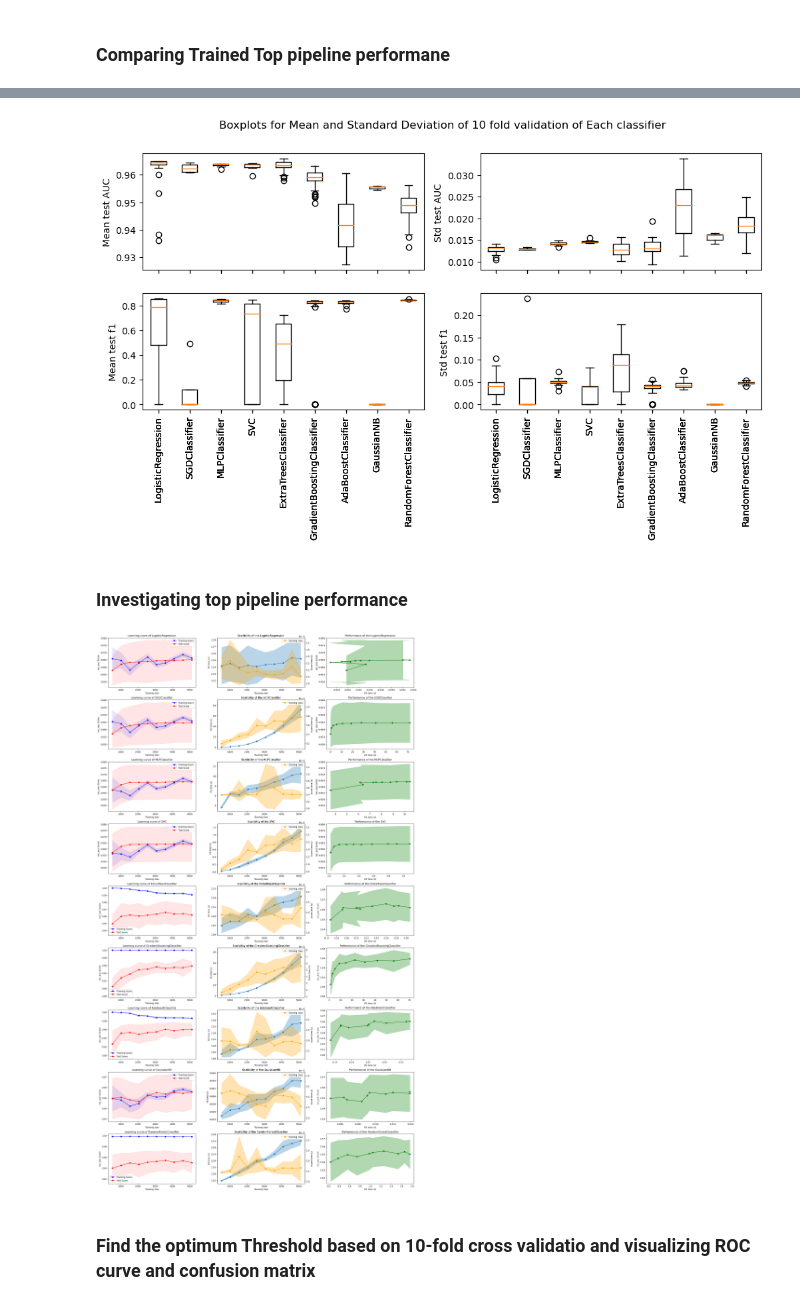
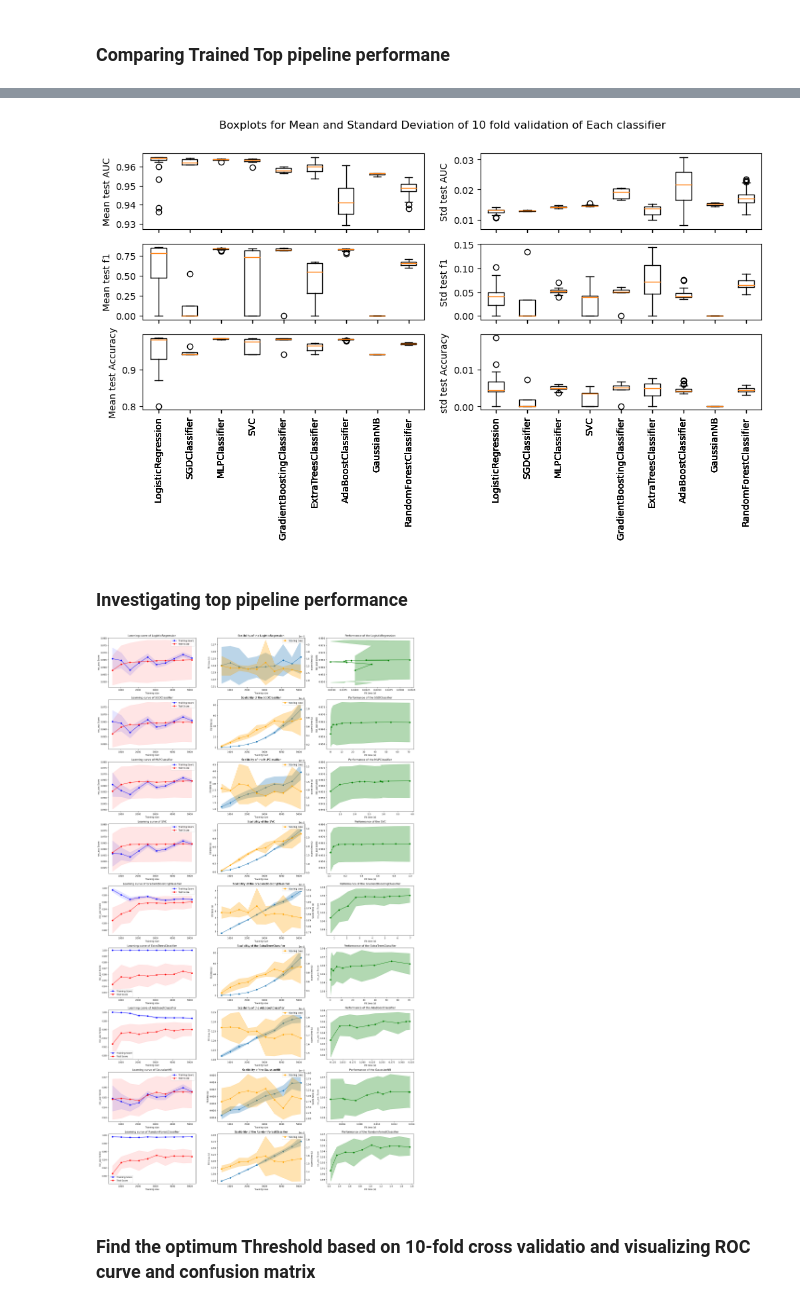
Before and after one commit to hamedtea/thesis, a Jupyter notebook: Feature_based_ML_model.ipynb, the cells around one changed output, grey strips where cells are left out. Drawn from its saved outputs; the diff is of its cells as text; code cells hidden in the pictures.

```diff
--- a/Feature_based_ML_model.ipynb
+++ b/Feature_based_ML_model.ipynb
@@ -309,13 +312,13 @@ estimator_params = {
     'ExtraTreesClassifier': {
         'estimator__min_samples_split': [2, 5, 10],  # Minimum number of samples required to split an internal node
         'estimator__max_depth': [None, 10, 20, 30],          # Maximum depth of the tree
-        'estimator__min_samples_leaf': [1, 2, 4],
+        #'estimator__min_samples_leaf': [1, 2, 4],
         #'max_features': ['auto', 'sqrt', 'log2'], # Number of features to consider for the best split # Minimum number of samples required to be at a leaf node
         },
     'GradientBoostingClassifier': {
         'estimator__n_estimators': [50, 100, 150],
-        'estimator__learning_rate': [0.01, 0.1, 0.2],
-        'estimator__max_depth': [3, 4 ,5],
+        'estimator__learning_rate': [0.01, 0.1],
+        #'estimator__max_depth': [3, 4 ,5],
         #'estimator__min_samples_split': [2, 5, 10],  # Minimum number of samples required to split an internal node
         #'estimator__min_samples_leaf': [2, 4, 6],  # Minimum number of samples required to be at a leaf node
         },
@@ -346,13 +349,14 @@ est_times = []
 est_names = []
 est_f1 = []
 est_AUC = []
+est_accuracy = []
 results = {}
 for pipeline in top_pipelines:
     est_name = pipeline.named_steps['estimator'].__class__.__name__
     start_time = time.time()
     gs = GridSearchCV(estimator=pipeline,
                   param_grid = estimator_params[est_name],
-                  scoring = scoring,
+                  scoring = {'Accuracy': 'accuracy', "AUC": "roc_auc", 'f1': 'f1'},
                   refit= 'AUC',
                   cv = stratified_kf,
                   n_jobs=-1)
@@ -369,7 +373,9 @@ for pipeline in top_pipelines:
     print(f'elapsed time: {elapsed_time:.2f} second')
     pipeline.set_params(**gs.best_params_)
     best_f1 = max(gs.cv_results_['mean_test_f1'])
+    best_acc = max(gs.cv_results_['mean_test_Accuracy'])
     est_f1.append(best_f1)
+    est_accuracy.append(best_acc)
     results[est_name] = gs.cv_results_
 # %% [output]
 estimator: LogisticRegression
@@ -424,27 +437,32 @@ plt.show()
 # %%
 # Create two subplots for 'mean' and 'std'
-fig, axs = plt.subplots(2, 2, figsize=(12, 5), sharex=True)
+fig, axs = plt.subplots(3, 2, figsize=(12, 5), sharex=True)
 fig.suptitle('Boxplots for Mean and Standard Deviation of 10 fold validation of Each classifier')
 # Boxplot for 'mean' values
 axs[0][0].boxplot([results[key]['mean_test_AUC'] for key in results.keys()], labels=results.keys())
 axs[0][0].set_ylabel('Mean test AUC')
-axs[1][0].set_xticklabels(results.keys(), rotation=90)
-axs[1][1].set_xticklabels(results.keys(), rotation=90)
+axs[2][0].set_xticklabels(results.keys(), rotation=90)
+axs[2][1].set_xticklabels(results.keys(), rotation=90)
 # Boxplot for 'std' values
 axs[0][1].boxplot([results[key]['std_test_AUC'] for key in results.keys()], labels=results.keys())
 axs[0][1].set_ylabel('Std test AUC')
 #axs[0][1].set_xticklabels(results.keys(), rotation=90)
 
 axs[1][0].boxplot([results[key]['mean_test_f1'] for key in results.keys()], labels=results.keys())
 axs[1][0].set_ylabel('Mean test f1')
 #axs[1][0].set_xticklabels(results.keys(), rotation=90)
 
 axs[1][1].boxplot([results[key]['std_test_f1'] for key in results.keys()], labels=results.keys())
 axs[1][1].set_ylabel('Std test f1')
 #axs[1][1].set_xticklabels(results.keys(), rotation=90)
+axs[2][0].boxplot([results[key]['mean_test_Accuracy'] for key in results.keys()], labels=results.keys())
+axs[2][0].set_ylabel('Mean test Accuracy')
+axs[2][1].boxplot([results[key]['std_test_Accuracy'] for key in results.keys()], labels=results.keys())
+axs[2][1].set_ylabel('std test Accuracy')
+
 plt.show()
 # %% [output]
-[figure, old version]
+[figure, new version]
 # %% [markdown]
 ### Investigating top pipeline performance
 # %%
@@ -540,7 +558,7 @@ for ax_idx, pipeline in enumerate(top_pipelines):
 #est_name = pipeline.named_steps['estimator'].__class__.__name__
 #ax[ax_idx][0].set_title(est_name)
 # %% [output]
-[figure, old version]
+[figure, new version]
 # %% [markdown]
 ### Find the optimum Threshold based on 10-fold cross validatio and visualizing ROC curve and confusion matrix
 # %%
```
Also changed, not shown: parts of 6 cells of this notebook, 1 other file.
